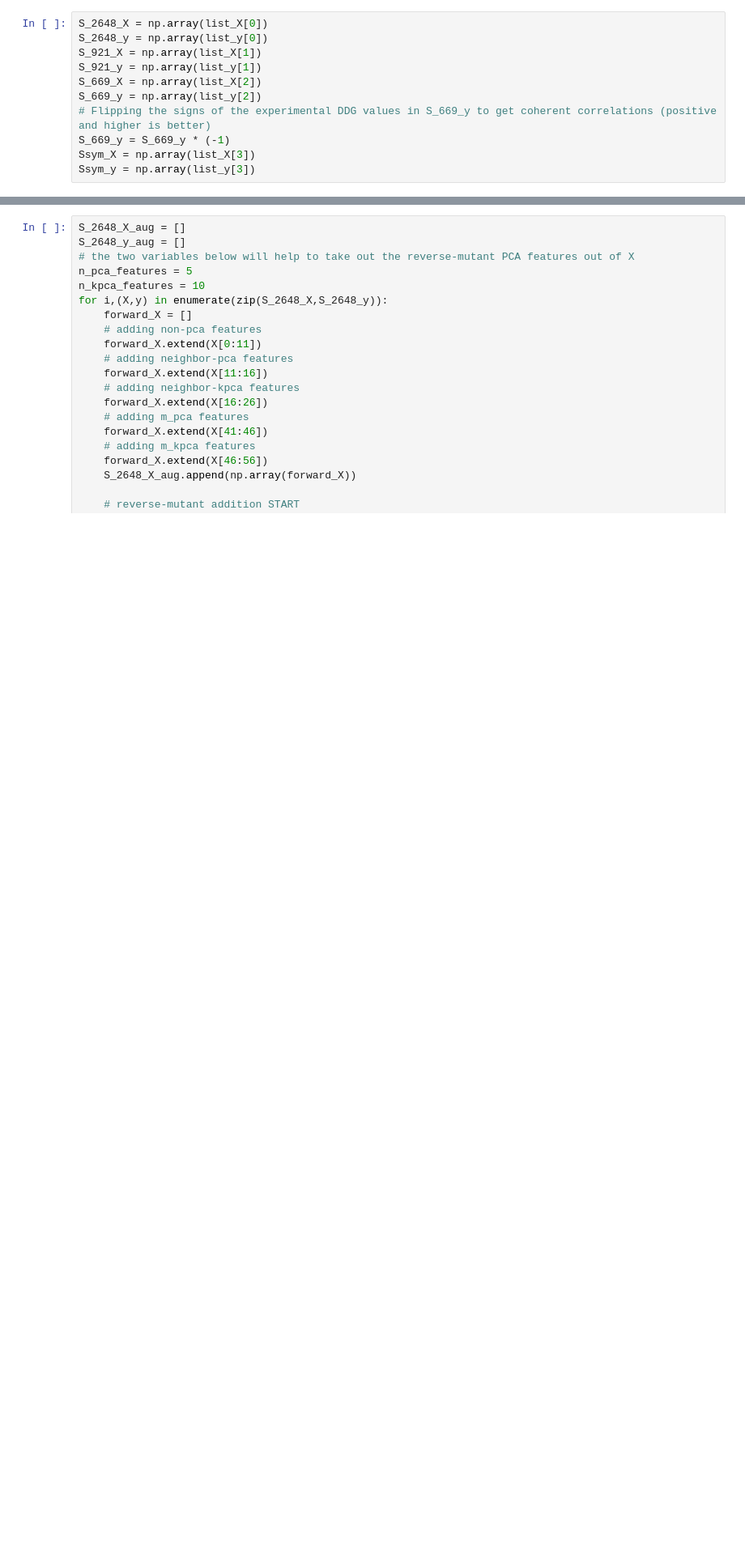
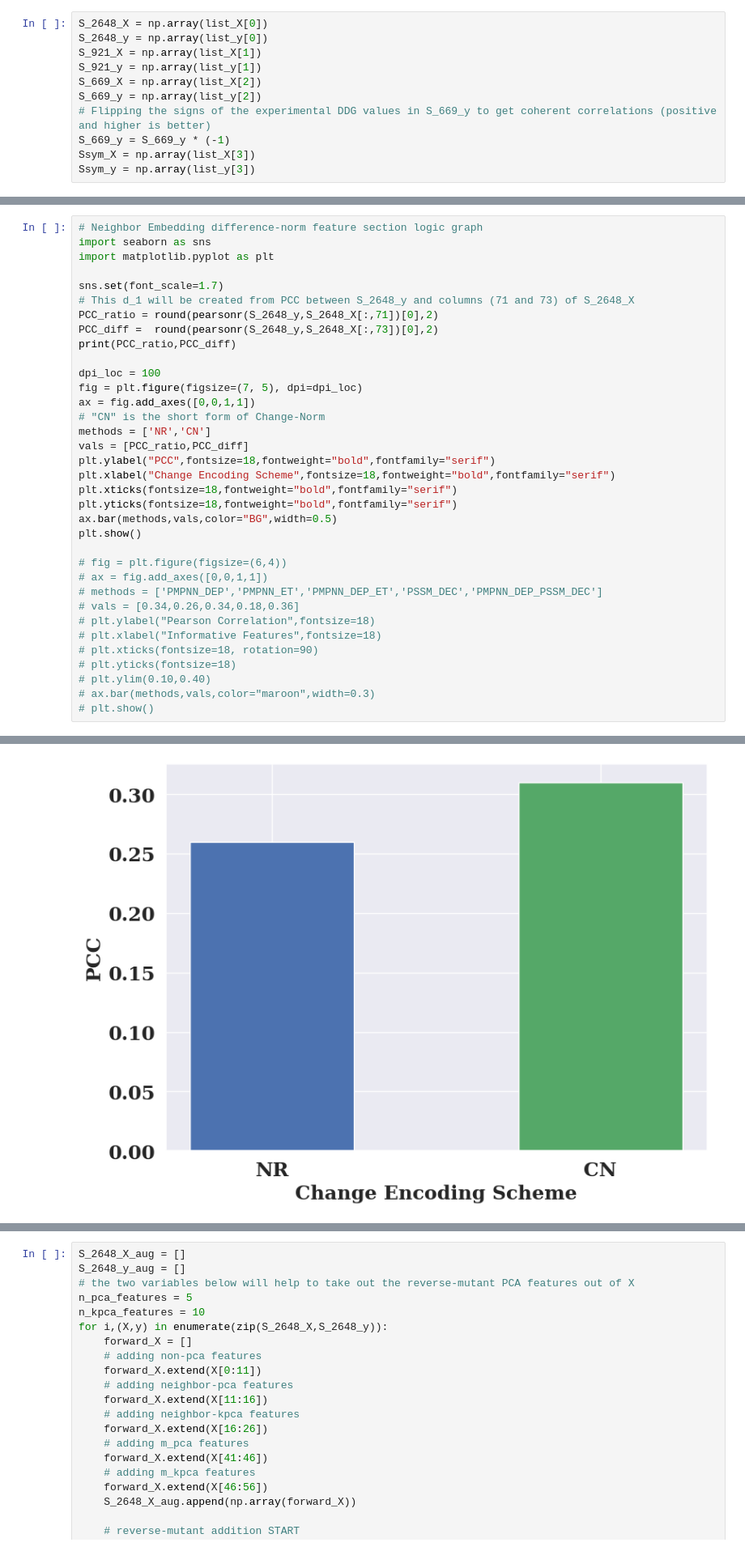
Before and after one commit to SajidAhmeduiu/ProteinMPNN, a Jupyter notebook: Sajid_Additions/Quick_Dirty_MPNN_ML_V2_V3.ipynb, the cells around one changed output, grey strips where cells are left out. Shown: that part at 81% size. Cells and saved outputs as stored; diff of their text form; blank space fills up the shorter version.

Commit message:
Final Figures on 23_9_2022

```diff
--- a/Sajid_Additions/Quick_Dirty_MPNN_ML_V2_V3.ipynb
+++ b/Sajid_Additions/Quick_Dirty_MPNN_ML_V2_V3.ipynb
@@ -607,0 +465,36 @@ sns.heatmap(corr,
+# %%
+# Neighbor Embedding difference-norm feature section logic graph
+import seaborn as sns
+import matplotlib.pyplot as plt
+
+sns.set(font_scale=1.7)
+# This d_1 will be created from PCC between S_2648_y and columns (71 and 73) of S_2648_X
+PCC_ratio = round(pearsonr(S_2648_y,S_2648_X[:,71])[0],2)
+PCC_diff =  round(pearsonr(S_2648_y,S_2648_X[:,73])[0],2)
+print(PCC_ratio,PCC_diff)
+
+dpi_loc = 100
+fig = plt.figure(figsize=(7, 5), dpi=dpi_loc)
+ax = fig.add_axes([0,0,1,1])
+# "CN" is the short form of Change-Norm
+methods = ['NR','CN']
+vals = [PCC_ratio,PCC_diff]
+plt.ylabel("PCC",fontsize=18,fontweight="bold",fontfamily="serif")
+plt.xlabel("Change Encoding Scheme",fontsize=18,fontweight="bold",fontfamily="serif")
+plt.xticks(fontsize=18,fontweight="bold",fontfamily="serif")
+plt.yticks(fontsize=18,fontweight="bold",fontfamily="serif")
+ax.bar(methods,vals,color="BG",width=0.5)
+plt.show()
+
+# fig = plt.figure(figsize=(6,4))
+# ax = fig.add_axes([0,0,1,1])
+# methods = ['PMPNN_DEP','PMPNN_ET','PMPNN_DEP_ET','PSSM_DEC','PMPNN_DEP_PSSM_DEC']
+# vals = [0.34,0.26,0.34,0.18,0.36]
+# plt.ylabel("Pearson Correlation",fontsize=18)
+# plt.xlabel("Informative Features",fontsize=18)
+# plt.xticks(fontsize=18, rotation=90)
+# plt.yticks(fontsize=18)
+# plt.ylim(0.10,0.40)
+# ax.bar(methods,vals,color="maroon",width=0.3)
+# plt.show()
+# %% [output]
@@ -607,0 +502 @@ sns.heatmap(corr,
+[figure, added]
```
Also changed, not shown: parts of 40 cells of this notebook.
